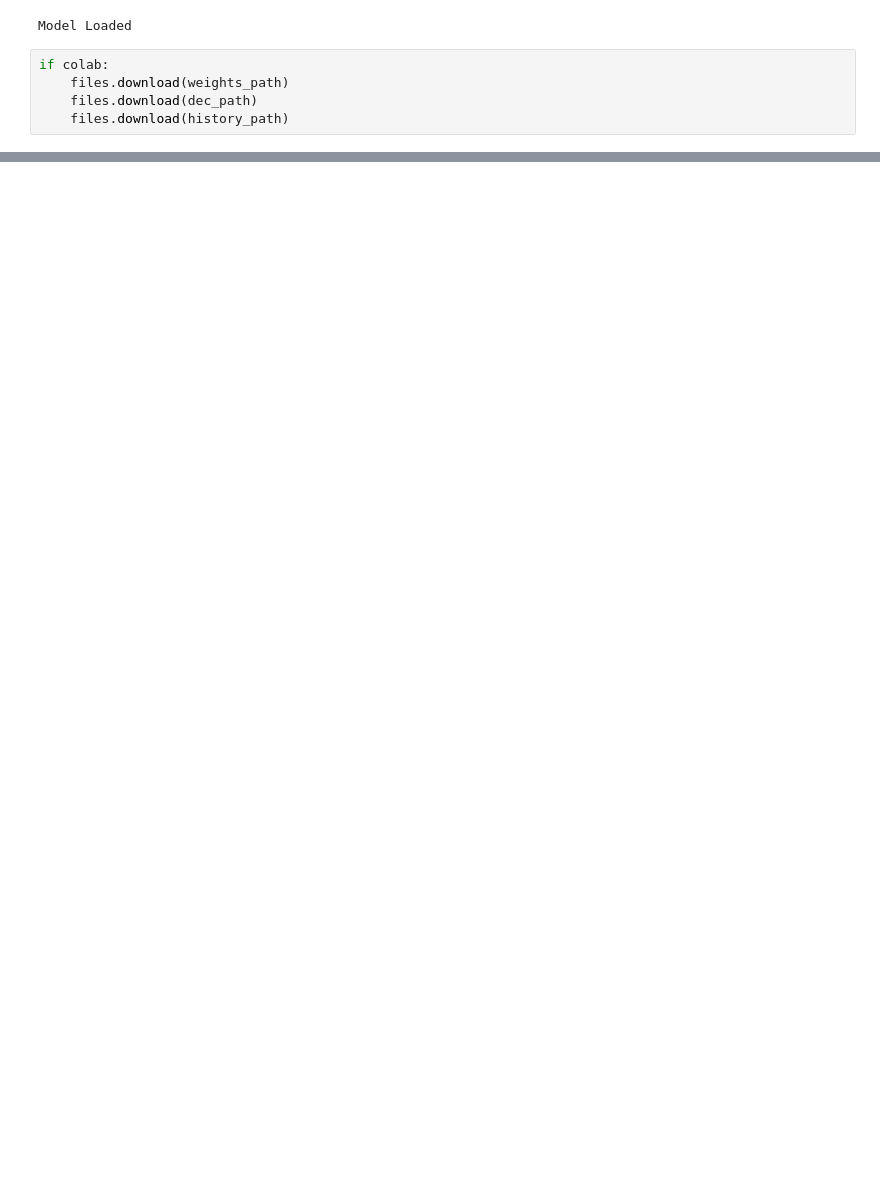
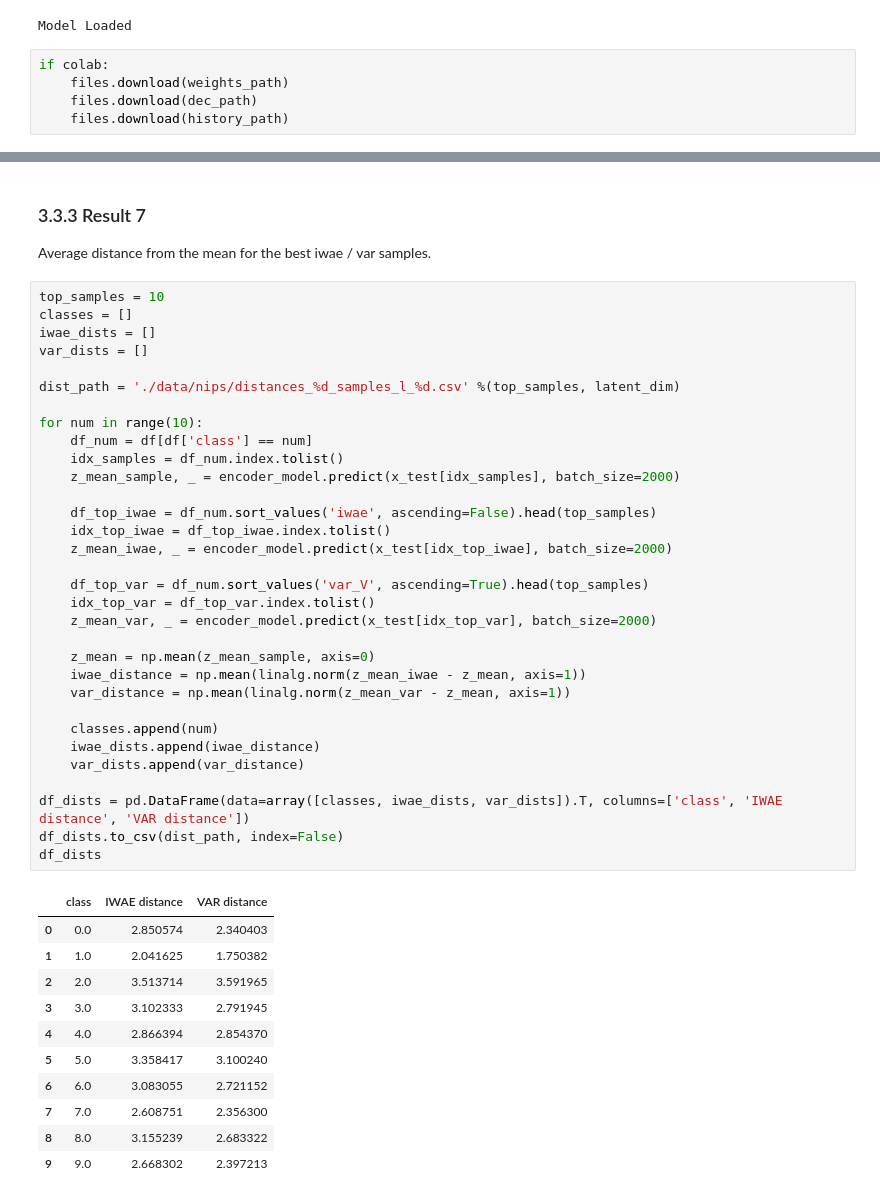
Before and after one commit to jasonrobwebster/2nd-order-vae, a Jupyter notebook: NIPS_results.ipynb, the cells around one changed output, grey strips where cells are left out. Drawn from its saved outputs; the diff is of its cells as text; blank space fills up the shorter version.

```diff
--- a/NIPS_results.ipynb
+++ b/NIPS_results.ipynb
@@ -557,0 +670,47 @@ np.mean(-mean_V + 1/2 * var_V)
+# %% [markdown]
+### 3.3.3 Result 7
+Average distance from the mean for the best iwae / var samples.
+# %%
+top_samples = 10
+classes = []
+iwae_dists = []
+var_dists = []
+
+dist_path = './data/nips/distances_%d_samples_l_%d.csv' %(top_samples, latent_dim)
+
+for num in range(10):
+    df_num = df[df['class'] == num]
+    idx_samples = df_num.index.tolist()
+    z_mean_sample, _ = encoder_model.predict(x_test[idx_samples], batch_size=2000)
+
+    df_top_iwae = df_num.sort_values('iwae', ascending=False).head(top_samples)
+    idx_top_iwae = df_top_iwae.index.tolist()
+    z_mean_iwae, _ = encoder_model.predict(x_test[idx_top_iwae], batch_size=2000)
+
+    df_top_var = df_num.sort_values('var_V', ascending=True).head(top_samples)
+    idx_top_var = df_top_var.index.tolist()
+    z_mean_var, _ = encoder_model.predict(x_test[idx_top_var], batch_size=2000)
+
+    z_mean = np.mean(z_mean_sample, axis=0)
+    iwae_distance = np.mean(linalg.norm(z_mean_iwae - z_mean, axis=1))
+    var_distance = np.mean(linalg.norm(z_mean_var - z_mean, axis=1))
+
+    classes.append(num)
+    iwae_dists.append(iwae_distance)
+    var_dists.append(var_distance)
+
+df_dists = pd.DataFrame(data=array([classes, iwae_dists, var_dists]).T, columns=['class', 'IWAE distance', 'VAR distance'])
+df_dists.to_csv(dist_path, index=False)
+df_dists
+# %% [output]
+|  | class | IWAE distance | VAR distance |
+| 0 | 0.0 | 2.850574 | 2.340403 |
+| 1 | 1.0 | 2.041625 | 1.750382 |
+| 2 | 2.0 | 3.513714 | 3.591965 |
+| 3 | 3.0 | 3.102333 | 2.791945 |
+| 4 | 4.0 | 2.866394 | 2.854370 |
+| 5 | 5.0 | 3.358417 | 3.100240 |
+| 6 | 6.0 | 3.083055 | 2.721152 |
+| 7 | 7.0 | 2.608751 | 2.356300 |
+| 8 | 8.0 | 3.155239 | 2.683322 |
+| 9 | 9.0 | 2.668302 | 2.397213 |
```
Also changed, not shown: parts of 30 cells of this notebook.
